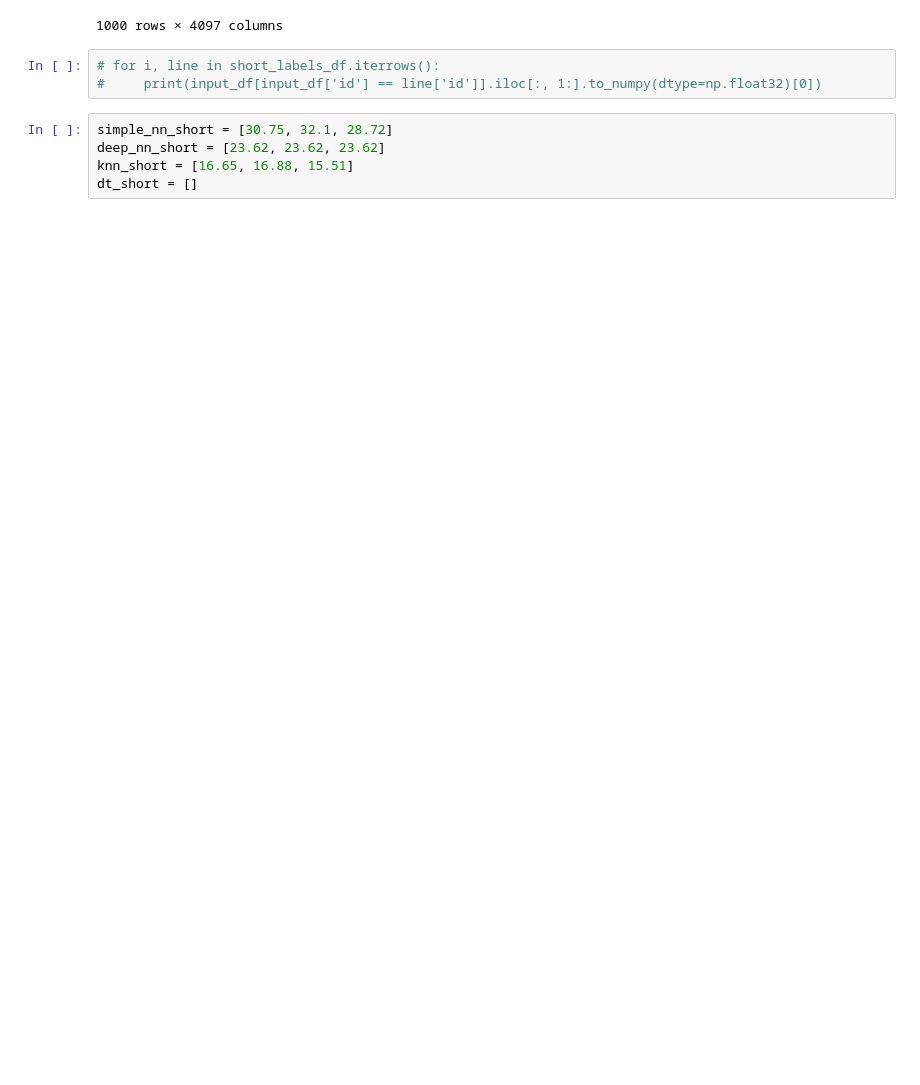
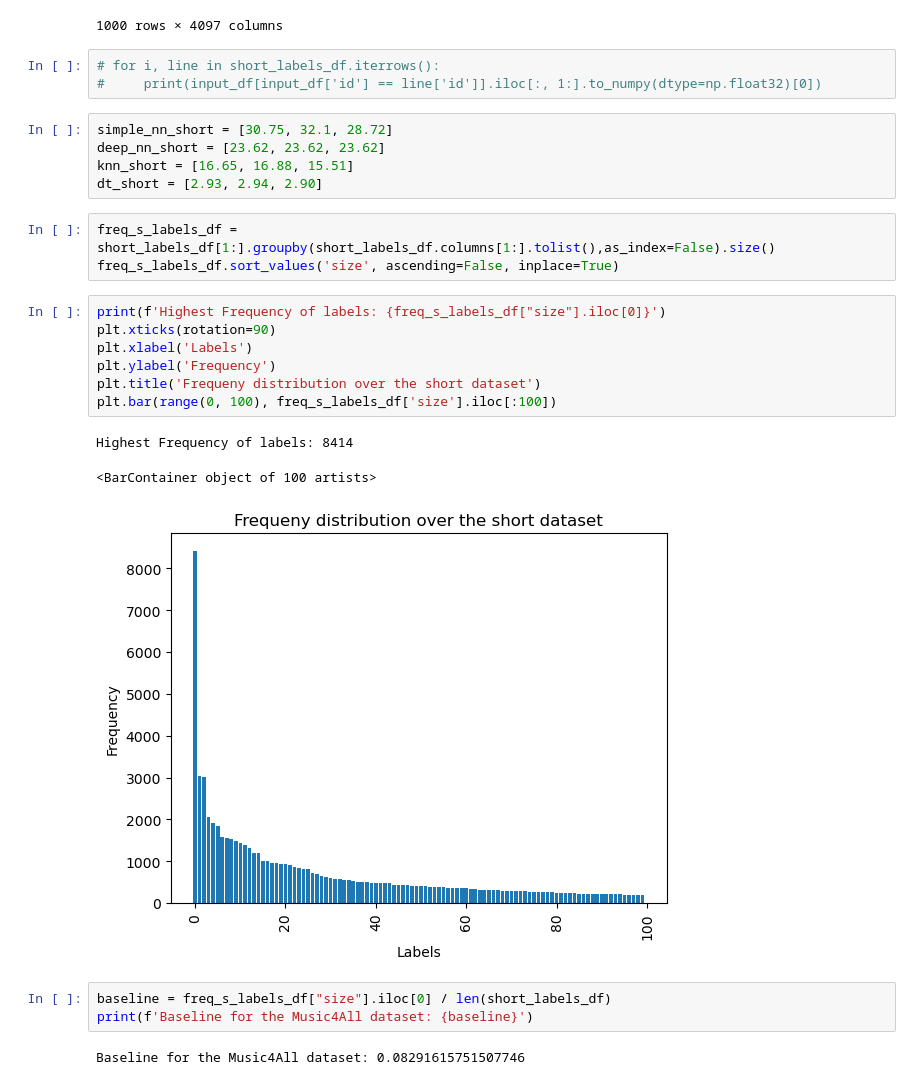
Before and after one commit to TristanBandat/genre-prediction-video, a Jupyter notebook: data_preprocessing.ipynb, the cells around one changed output. Saved outputs shown, nothing was run; the diff lists cells and outputs as text; blank space fills up the shorter version.

Commit message:
Generate Accuracy plot for short dataset
Add baseline

```diff
--- a/data_preprocessing.ipynb
+++ b/data_preprocessing.ipynb
@@ -172,4 +172,23 @@ input_df
 simple_nn_short = [30.75, 32.1, 28.72]
 deep_nn_short = [23.62, 23.62, 23.62]
 knn_short = [16.65, 16.88, 15.51]
-dt_short = []
+dt_short = [2.93, 2.94, 2.90]
+# %%
+freq_s_labels_df = short_labels_df[1:].groupby(short_labels_df.columns[1:].tolist(),as_index=False).size()
+freq_s_labels_df.sort_values('size', ascending=False, inplace=True)
+# %%
+print(f'Highest Frequency of labels: {freq_s_labels_df["size"].iloc[0]}')
+plt.xticks(rotation=90)
+plt.xlabel('Labels')
+plt.ylabel('Frequency')
+plt.title('Frequeny distribution over the short dataset')
+plt.bar(range(0, 100), freq_s_labels_df['size'].iloc[:100])
+# %% [output]
+Highest Frequency of labels: 8414
+<BarContainer object of 100 artists>
+[figure, added]
+# %%
+baseline = freq_s_labels_df["size"].iloc[0] / len(short_labels_df)
+print(f'Baseline for the Music4All dataset: {baseline}')
+# %% [output]
+Baseline for the Music4All dataset: 0.08291615751507746
```
Also changed, not shown: parts of 1 cell of this notebook.
